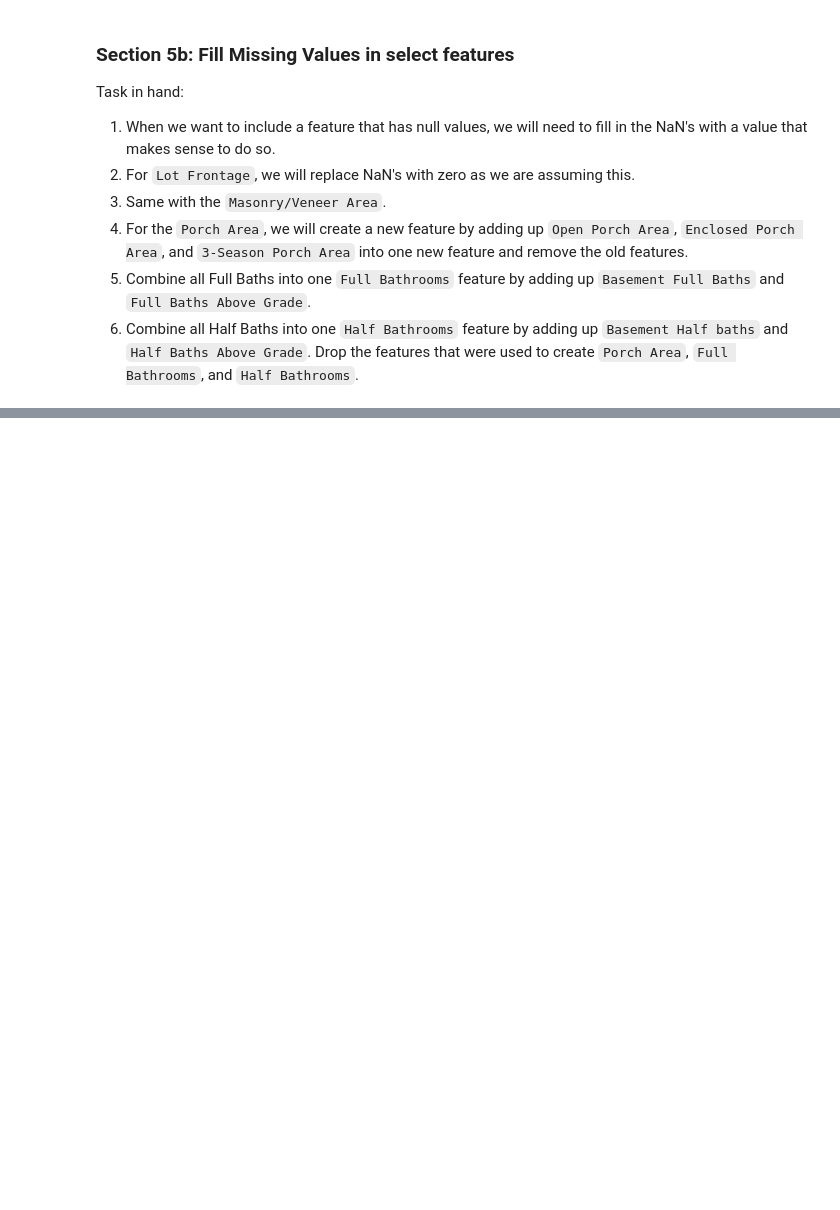
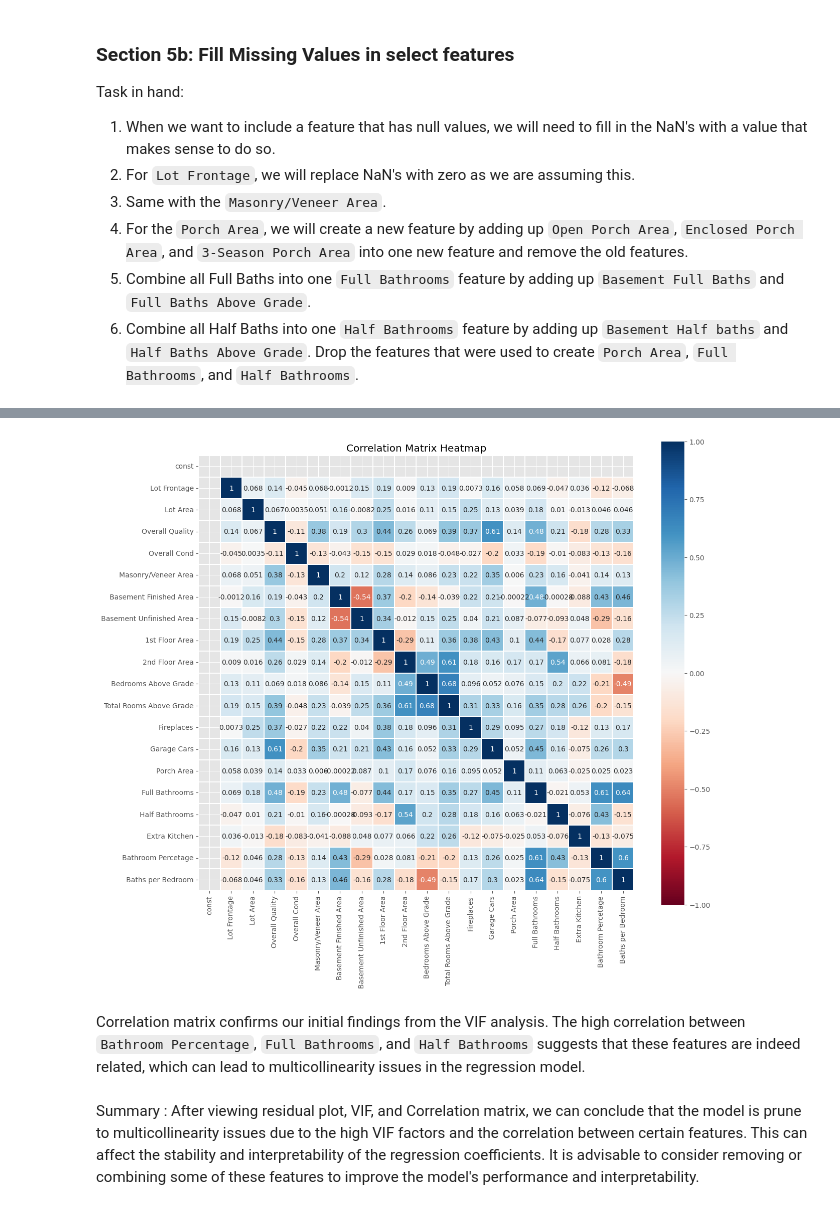
Before and after one commit to IKSHRESTHA/Data-Understanding-Assignment-MTSU, a Jupyter notebook: HW04/hw.ipynb, the cells around one changed output, grey strips where cells are left out. Saved outputs shown, nothing was run; the diff lists cells and outputs as text; code cells hidden in the pictures; blank space fills up the shorter version.

```diff
--- a/HW04/hw.ipynb
+++ b/HW04/hw.ipynb
@@ -110,0 +235,2 @@ df_realestate.head()
+# %%
+df_realestate= df_realestate.drop(columns=['Kitchens Above Grade'])
@@ -110,0 +254,2 @@ df_realestate.head()
+# %%
+df_realestate["Bathroom Percetage"] = (df_realestate['Full Bathrooms'] + df_realestate['Half Bathrooms']) / df_realestate['Total Rooms Above Grade']
@@ -110,0 +480,28 @@ df_realestate.head()
+# %%
+# 3. Correlation matrix for the features in the model
+corrMatrix = X.corr()
+
+# 4. Create df_corMatrix from corrMatrix and reset the index
+df_corMatrix = corrMatrix.reset_index()
+
+# 5. Create a heatmap of the correlation matrix
+plt.figure(figsize=(14, 12))
+sns.heatmap(
+    corrMatrix,
+    cmap=plt.cm.RdBu,
+    linewidths=0.1,
+    vmax=1.0,
+    vmin=-1,
+    square=True,
+    linecolor="white",
+    annot=True
+)
+plt.title("Correlation Matrix Heatmap")
+plt.show()
+# %% [output]
+[figure, added]
+# %% [markdown]
+Correlation matrix confirms our initial findings from the VIF analysis. The high correlation between `Bathroom Percentage`, `Full Bathrooms`, and `Half Bathrooms` suggests that these features are indeed related, which can lead to multicollinearity issues in the regression model.
+# %% [markdown]
+Summary :
+After viewing  residual plot, VIF, and Correlation matrix, we can conclude that the model is prune to multicollinearity issues due to the high VIF factors and the correlation between certain features. This can affect the stability and interpretability of the regression coefficients. It is advisable to consider removing or combining some of these features to improve the model's performance and interpretability.
```
Also changed, not shown: parts of 36 cells of this notebook.
